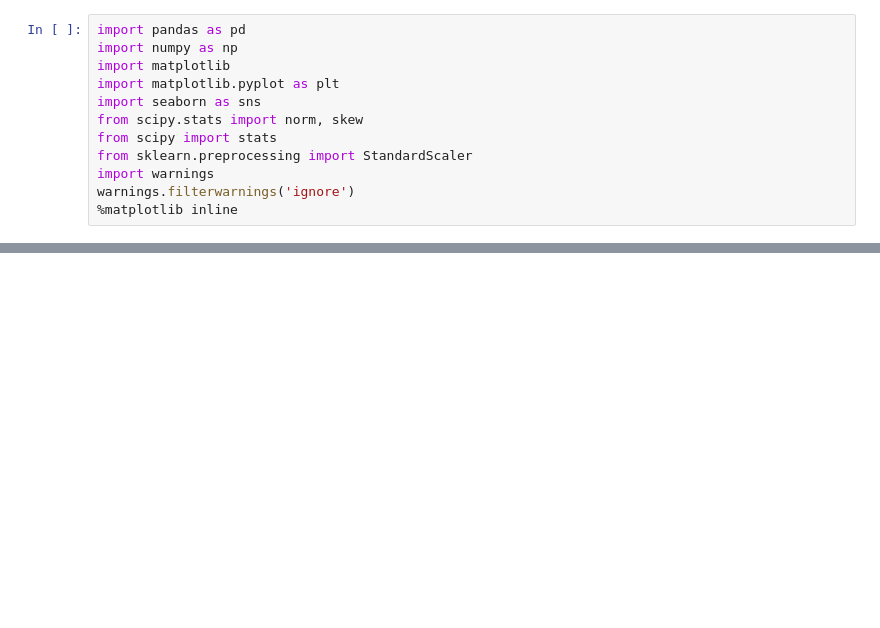
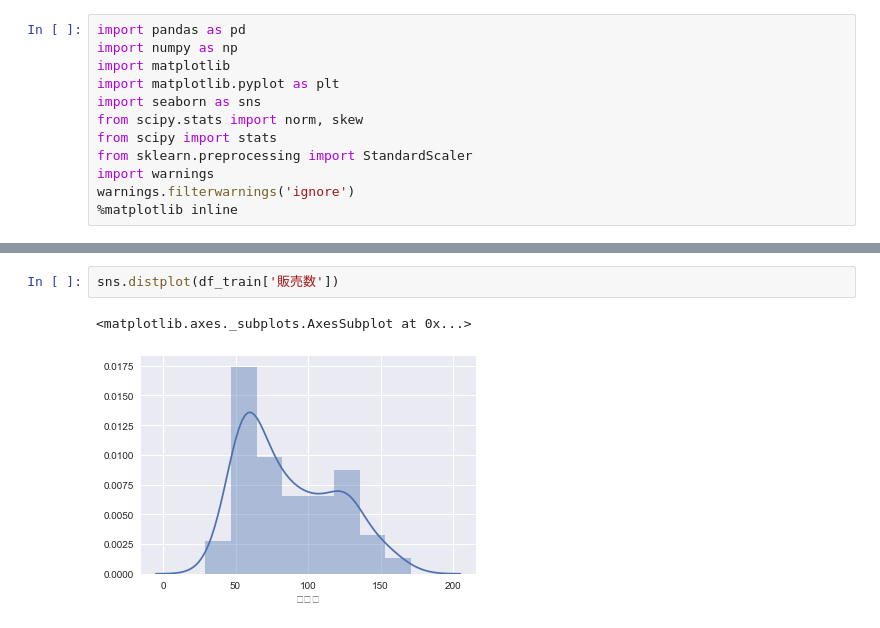
Before and after one commit to kazukousen/kaggle_sample, a Jupyter notebook: Obento.ipynb, the cells around one changed output, grey strips where cells are left out. Drawn from its saved outputs; the diff is of its cells as text; blank space fills up the shorter version.

```diff
--- a/Obento.ipynb
+++ b/Obento.ipynb
@@ -54,0 +102,5 @@ memory usage: 19.5+ KB
+# %%
+sns.distplot(df_train['販売数'])
+# %% [output]
+<matplotlib.axes._subplots.AxesSubplot at 0x...>
+[figure, added]
```
Also changed, not shown: parts of 9 cells of this notebook, 1 other file.
